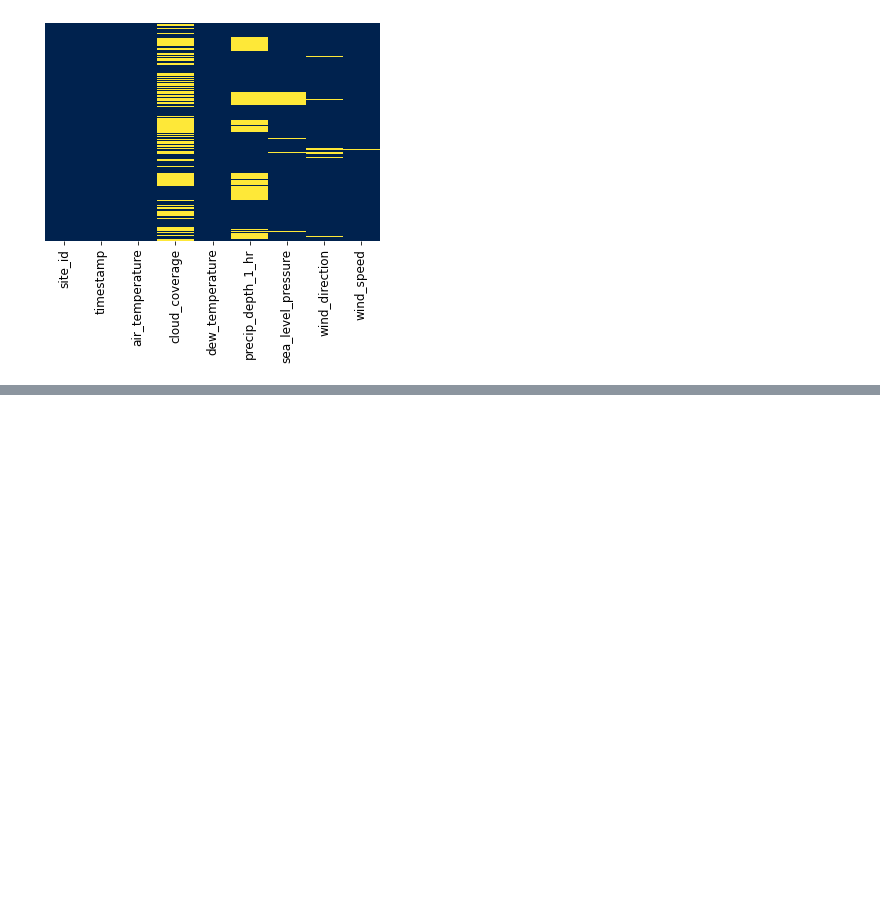
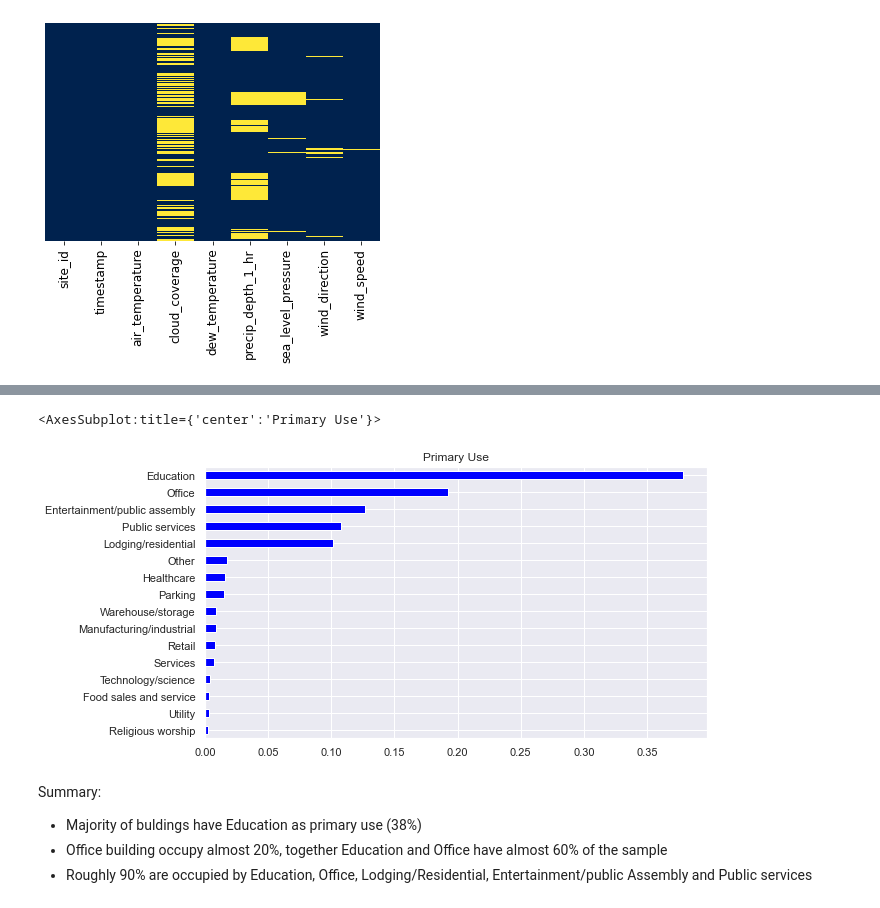
Before and after one commit to PeterStos/ASHRAE---Great-Energy-Predictor-III, a Jupyter notebook: Exploratory_Data_Analysis.ipynb, the cells around one changed output, grey strips where cells are left out. Saved outputs shown, nothing was run; the diff lists cells and outputs as text; code cells hidden in the pictures; blank space fills up the shorter version.

```diff
--- a/Exploratory_Data_Analysis.ipynb
+++ b/Exploratory_Data_Analysis.ipynb
@@ -248,0 +275,13 @@ sns.heatmap(weather_test.isnull(),yticklabels=False,cbar=False,cmap='cividis')
+# %%
+build_meta['primary_use'].value_counts(normalize=True).sort_values(ascending=True).plot(kind='barh',
+        figsize=(9,5),
+        title='Primary Use',
+        color='blue')
+# %% [output]
+<AxesSubplot:title={'center':'Primary Use'}>
+[figure, added]
+# %% [markdown]
+Summary:
+- Majority of buldings have Education as primary use (38%)
+- Office building occupy almost 20%, together Education and Office have almost 60% of the sample
+- Roughly 90% are occupied by Education, Office, Lodging/Residential, Entertainment/public Assembly and Public services
```
Also changed, not shown: parts of 15 cells of this notebook.
